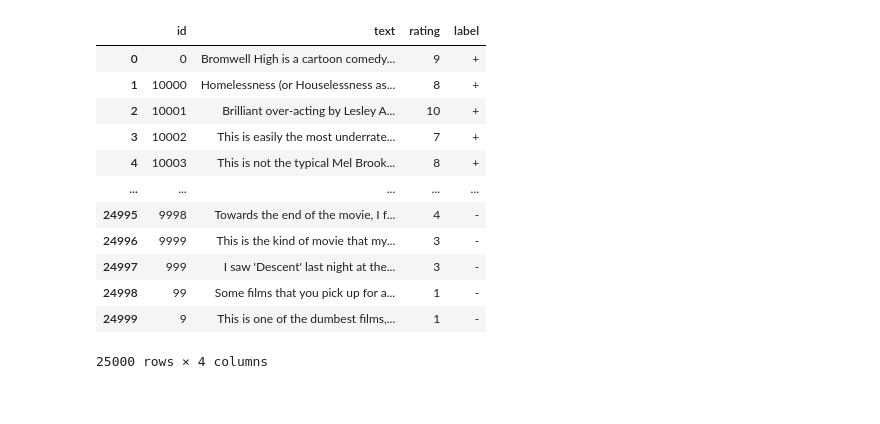
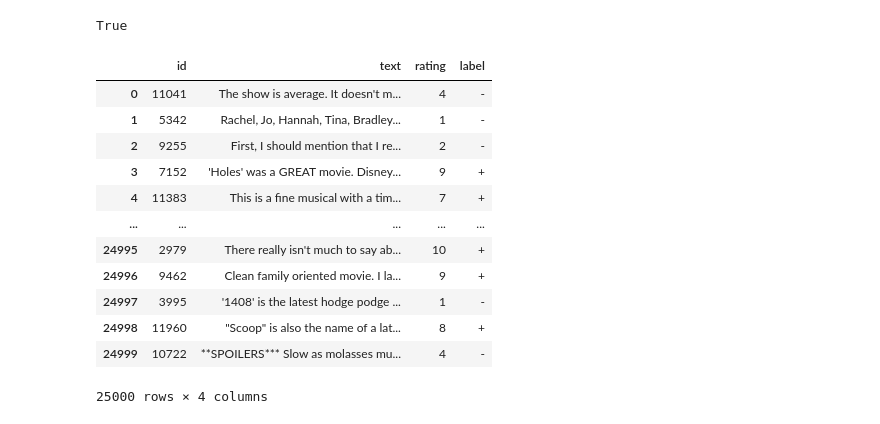
Before and after one commit to therealcs1010/CS4248-Project, a Jupyter notebook: Yu Jie/Training.ipynb, the cells around one changed output. Cells and saved outputs as stored; diff of their text form; code cells hidden in the pictures.

Commit message:
Uploaded my model and code

```diff
--- a/Yu Jie/Training.ipynb
+++ b/Yu Jie/Training.ipynb
@@ -1,2 +1,16 @@
 # %%
 import pandas as pd
+from keras.models import Sequential, load_model
+from keras.layers import Dense, Dropout
+from keras.callbacks import EarlyStopping, ModelCheckpoint
+from keras.losses import CategoricalCrossentropy
+from tensorflow.keras.optimizers import SGD
+import spacy
+from tqdm.notebook import tqdm_notebook
+from sklearn.model_selection import train_test_split
+from sklearn.metrics import ConfusionMatrixDisplay, accuracy_score, f1_score
+
+tqdm.pandas()
+spacy.require_gpu()
+# %% [output]
+True
@@ -6,18 +22,19 @@ processed_directory = '../processed_data/'
 train_df = pd.read_json('../processed_data/train.json')
 test_df = pd.read_json('../processed_data/test.json')
 # %%
+train_df = train_df.sample(frac=1).reset_index(drop=True)
 train_df
 # %% [output]
 |  | id | text | rating | label |
-| 0 | 0 | Bromwell High is a cartoon comedy... | 9 | + |
-| 1 | 10000 | Homelessness (or Houselessness as... | 8 | + |
-| 2 | 10001 | Brilliant over-acting by Lesley A... | 10 | + |
-| 3 | 10002 | This is easily the most underrate... | 7 | + |
-| 4 | 10003 | This is not the typical Mel Brook... | 8 | + |
+| 0 | 11041 | The show is average. It doesn't m... | 4 | - |
+| 1 | 5342 | Rachel, Jo, Hannah, Tina, Bradley... | 1 | - |
+| 2 | 9255 | First, I should mention that I re... | 2 | - |
+| 3 | 7152 | 'Holes' was a GREAT movie. Disney... | 9 | + |
+| 4 | 11383 | This is a fine musical with a tim... | 7 | + |
 | ... | ... | ... | ... | ... |
-| 24995 | 9998 | Towards the end of the movie, I f... | 4 | - |
-| 24996 | 9999 | This is the kind of movie that my... | 3 | - |
-| 24997 | 999 | I saw 'Descent' last night at the... | 3 | - |
-| 24998 | 99 | Some films that you pick up for a... | 1 | - |
-| 24999 | 9 | This is one of the dumbest films,... | 1 | - |
+| 24995 | 2979 | There really isn't much to say ab... | 10 | + |
+| 24996 | 9462 | Clean family oriented movie. I la... | 9 | + |
+| 24997 | 3995 | '1408' is the latest hodge podge ... | 1 | - |
+| 24998 | 11960 | "Scoop" is also the name of a lat... | 8 | + |
+| 24999 | 10722 | **SPOILERS*** Slow as molasses mu... | 4 | - |
 25000 rows × 4 columns
```
Also changed, not shown: parts of 18 cells of this notebook, 8 other files.
